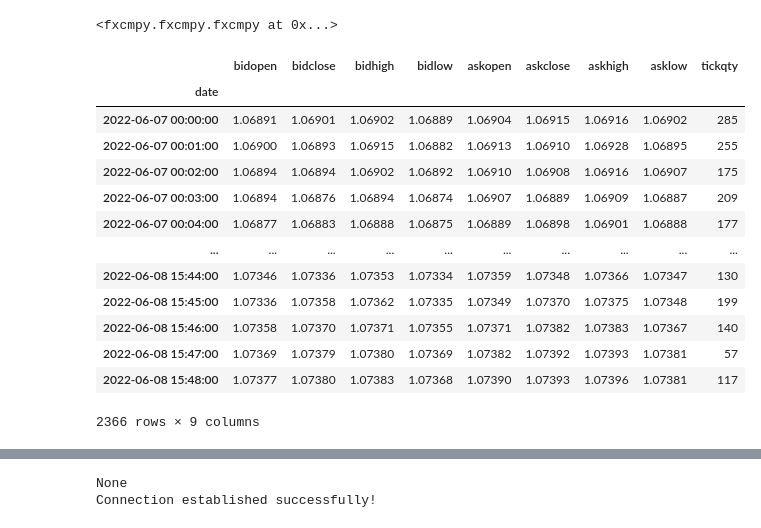
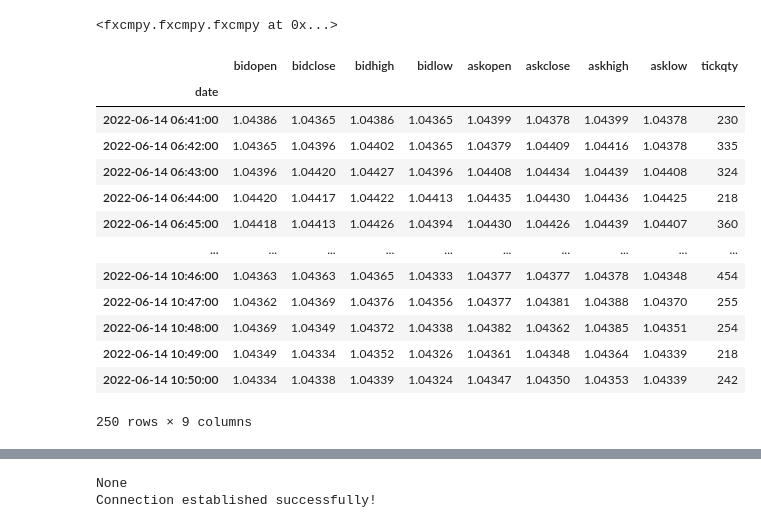
Before and after one commit to sonupal129/affinity, a Jupyter notebook: algo_test.ipynb, the cells around one changed output, grey strips where cells are left out. Drawn from its saved outputs; the diff is of its cells as text; code cells hidden in the pictures.

```diff
--- a/algo_test.ipynb
+++ b/algo_test.ipynb
@@ -10,30 +10,30 @@ con
 # %%
 import datetime as dt
 from icecream import ic
 import socketio, engineio
 from django.conf import settings
 
 start = dt.datetime(2022,6,7)
 end = dt.datetime(2022,6,9)
-data = con.get_candles('EUR/USD', period='m1', start=start, end=end) #number=250 start=start, end=end
+data = con.get_candles('EUR/USD', period='m1', number=250) #number=250 start=start, end=end
 # data.to_csv("may.csv")
 connection = con
 data
 # %% [output]
 |  | bidopen | bidclose | bidhigh | bidlow | askopen | askclose | askhigh | asklow | tickqty |
 | date |  |  |  |  |  |  |  |  |  |
-| 2022-06-07 00:00:00 | 1.06891 | 1.06901 | 1.06902 | 1.06889 | 1.06904 | 1.06915 | 1.06916 | 1.06902 | 285 |
-| 2022-06-07 00:01:00 | 1.06900 | 1.06893 | 1.06915 | 1.06882 | 1.06913 | 1.06910 | 1.06928 | 1.06895 | 255 |
-| 2022-06-07 00:02:00 | 1.06894 | 1.06894 | 1.06902 | 1.06892 | 1.06910 | 1.06908 | 1.06916 | 1.06907 | 175 |
-| 2022-06-07 00:03:00 | 1.06894 | 1.06876 | 1.06894 | 1.06874 | 1.06907 | 1.06889 | 1.06909 | 1.06887 | 209 |
-| 2022-06-07 00:04:00 | 1.06877 | 1.06883 | 1.06888 | 1.06875 | 1.06889 | 1.06898 | 1.06901 | 1.06888 | 177 |
+| 2022-06-14 06:41:00 | 1.04386 | 1.04365 | 1.04386 | 1.04365 | 1.04399 | 1.04378 | 1.04399 | 1.04378 | 230 |
+| 2022-06-14 06:42:00 | 1.04365 | 1.04396 | 1.04402 | 1.04365 | 1.04379 | 1.04409 | 1.04416 | 1.04378 | 335 |
+| 2022-06-14 06:43:00 | 1.04396 | 1.04420 | 1.04427 | 1.04396 | 1.04408 | 1.04434 | 1.04439 | 1.04408 | 324 |
+| 2022-06-14 06:44:00 | 1.04420 | 1.04417 | 1.04422 | 1.04413 | 1.04435 | 1.04430 | 1.04436 | 1.04425 | 218 |
+| 2022-06-14 06:45:00 | 1.04418 | 1.04413 | 1.04426 | 1.04394 | 1.04430 | 1.04426 | 1.04439 | 1.04407 | 360 |
 | ... | ... | ... | ... | ... | ... | ... | ... | ... | ... |
-| 2022-06-08 15:44:00 | 1.07346 | 1.07336 | 1.07353 | 1.07334 | 1.07359 | 1.07348 | 1.07366 | 1.07347 | 130 |
-| 2022-06-08 15:45:00 | 1.07336 | 1.07358 | 1.07362 | 1.07335 | 1.07349 | 1.07370 | 1.07375 | 1.07348 | 199 |
-| 2022-06-08 15:46:00 | 1.07358 | 1.07370 | 1.07371 | 1.07355 | 1.07371 | 1.07382 | 1.07383 | 1.07367 | 140 |
-| 2022-06-08 15:47:00 | 1.07369 | 1.07379 | 1.07380 | 1.07369 | 1.07382 | 1.07392 | 1.07393 | 1.07381 | 57 |
-| 2022-06-08 15:48:00 | 1.07377 | 1.07380 | 1.07383 | 1.07368 | 1.07390 | 1.07393 | 1.07396 | 1.07381 | 117 |
+| 2022-06-14 10:46:00 | 1.04363 | 1.04363 | 1.04365 | 1.04333 | 1.04377 | 1.04377 | 1.04378 | 1.04348 | 454 |
+| 2022-06-14 10:47:00 | 1.04362 | 1.04369 | 1.04376 | 1.04356 | 1.04377 | 1.04381 | 1.04388 | 1.04370 | 255 |
+| 2022-06-14 10:48:00 | 1.04369 | 1.04349 | 1.04372 | 1.04338 | 1.04382 | 1.04362 | 1.04385 | 1.04351 | 254 |
+| 2022-06-14 10:49:00 | 1.04349 | 1.04334 | 1.04352 | 1.04326 | 1.04361 | 1.04348 | 1.04364 | 1.04339 | 218 |
+| 2022-06-14 10:50:00 | 1.04334 | 1.04338 | 1.04339 | 1.04324 | 1.04347 | 1.04350 | 1.04353 | 1.04339 | 242 |
-2366 rows × 9 columns
+250 rows × 9 columns
 # %%
 import django
 django.setup()
```
Also changed, not shown: parts of 14 cells of this notebook, 5 other files.
